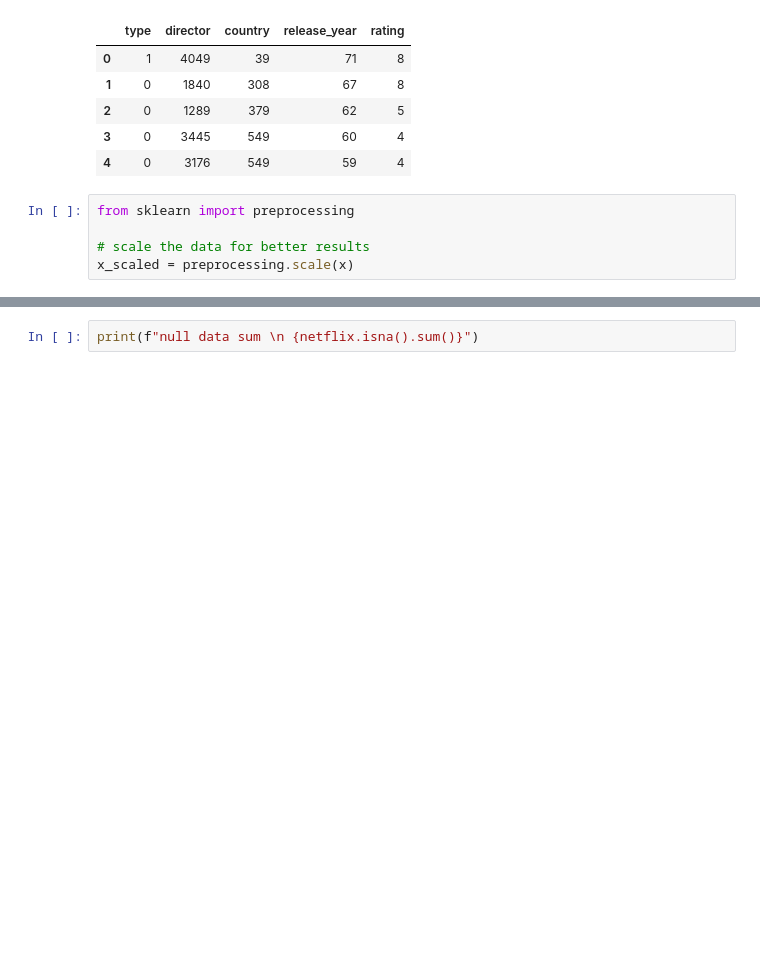
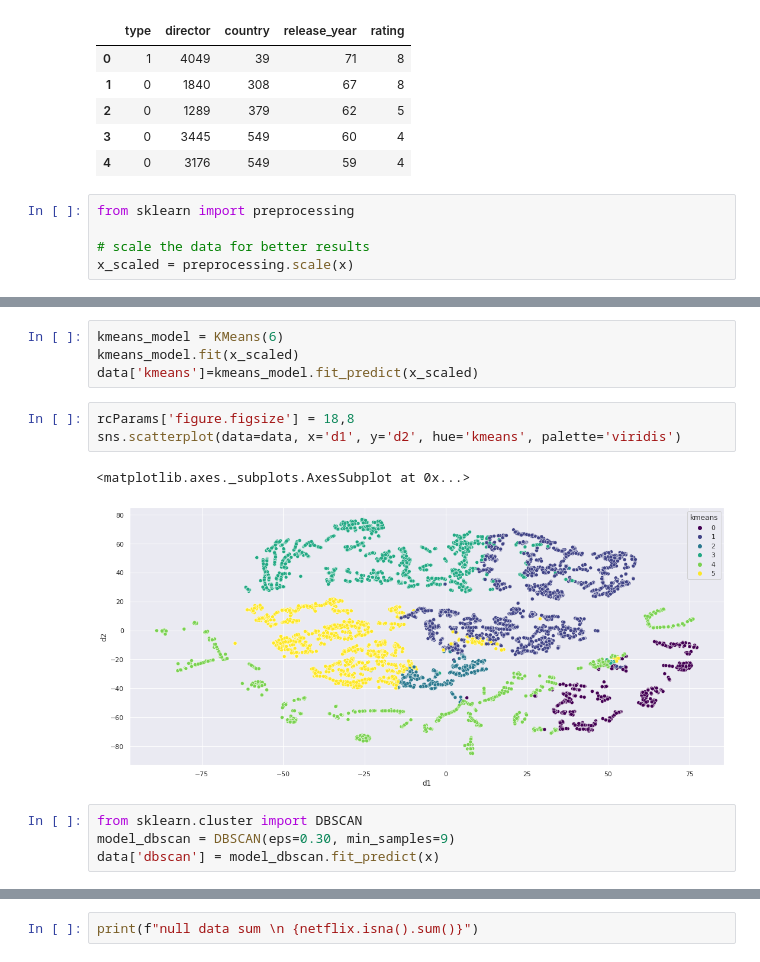
Before and after one commit to sravyagadam/ML_Clustering, a Jupyter notebook: NETFLIX_MOVIES_AND_TV_SHOWS_CLUSTERING.ipynb, the cells around one changed output, grey strips where cells are left out. Cells and saved outputs as stored; diff of their text form; blank space fills up the shorter version.

```diff
--- a/NETFLIX_MOVIES_AND_TV_SHOWS_CLUSTERING.ipynb
+++ b/NETFLIX_MOVIES_AND_TV_SHOWS_CLUSTERING.ipynb
@@ -171,0 +217,14 @@ x_scaled = preprocessing.scale(x)
+# %%
+kmeans_model = KMeans(6)
+kmeans_model.fit(x_scaled)
+data['kmeans']=kmeans_model.fit_predict(x_scaled)
+# %%
+rcParams['figure.figsize'] = 18,8
+sns.scatterplot(data=data, x='d1', y='d2', hue='kmeans', palette='viridis')
+# %% [output]
+<matplotlib.axes._subplots.AxesSubplot at 0x...>
+[figure, added]
+# %%
+from sklearn.cluster import DBSCAN
+model_dbscan = DBSCAN(eps=0.30, min_samples=9)
+data['dbscan'] = model_dbscan.fit_predict(x)
```
Also changed, not shown: parts of 11 cells of this notebook.
